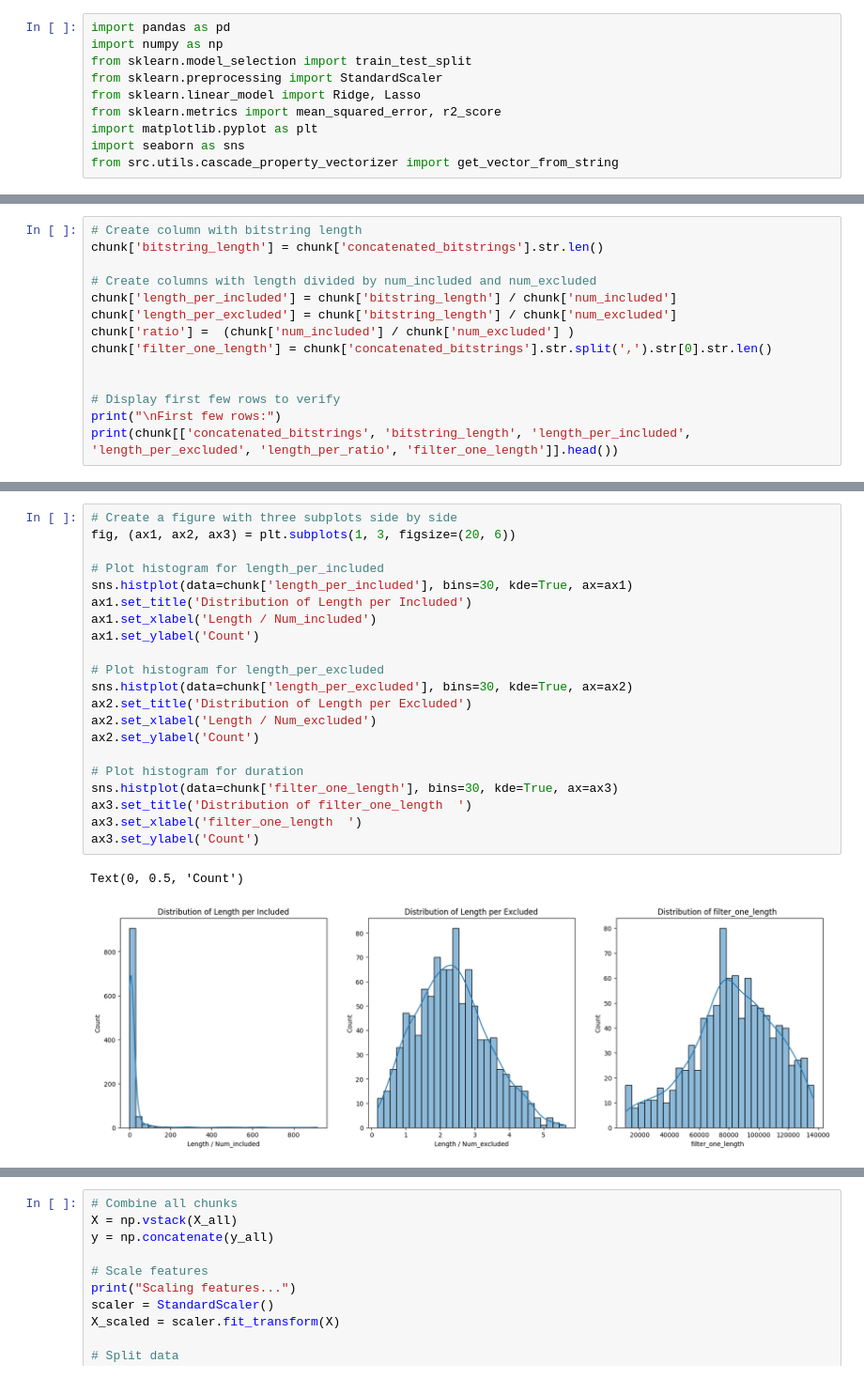
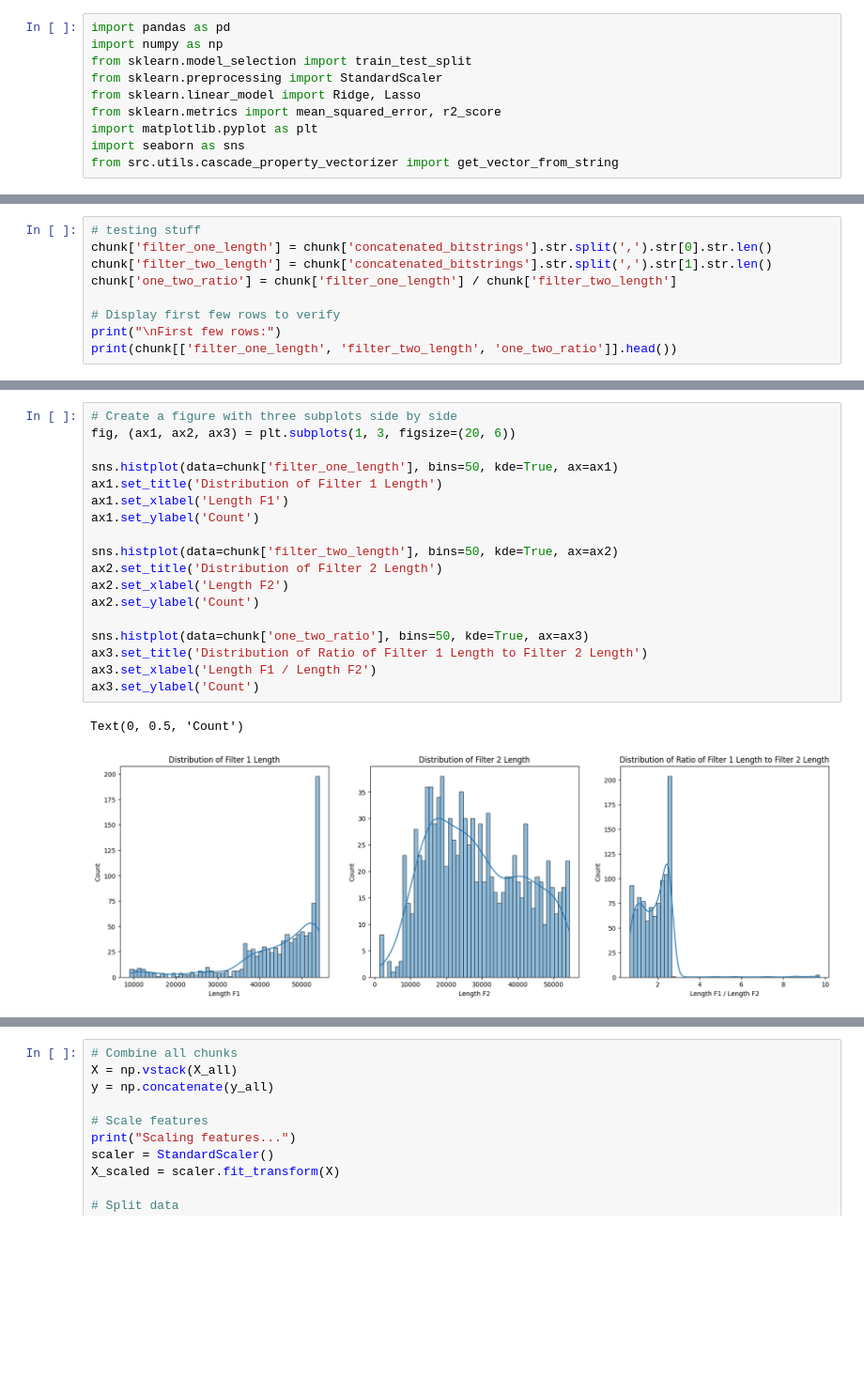
Before and after one commit to flhps/crset-empirical-experiments, a Jupyter notebook: ml_regression_analysis_unpadded_revoked.ipynb, the cells around one changed output, grey strips where cells are left out. Shown at 94% size. Cells and saved outputs as stored; diff of their text form; blank space fills up the shorter version.

```diff
--- a/ml_regression_analysis_unpadded_revoked.ipynb
+++ b/ml_regression_analysis_unpadded_revoked.ipynb
@@ -50,14 +51,0 @@ chunk.head()
-# %%
-# Create column with bitstring length
-chunk['bitstring_length'] = chunk['concatenated_bitstrings'].str.len()
-
-# Create columns with length divided by num_included and num_excluded
-chunk['length_per_included'] = chunk['bitstring_length'] / chunk['num_included']
-chunk['length_per_excluded'] = chunk['bitstring_length'] / chunk['num_excluded']
-chunk['ratio'] =  (chunk['num_included'] / chunk['num_excluded'] )
-chunk['filter_one_length'] = chunk['concatenated_bitstrings'].str.split(',').str[0].str.len()
-
-
-# Display first few rows to verify
-print("\nFirst few rows:")
-print(chunk[['concatenated_bitstrings', 'bitstring_length', 'length_per_included', 'length_per_excluded', 'length_per_ratio', 'filter_one_length']].head())
@@ -66,0 +52,9 @@ KeyError: "['length_per_ratio'] not in index"
+# %%
+# testing stuff
+chunk['filter_one_length'] = chunk['concatenated_bitstrings'].str.split(',').str[0].str.len()
+chunk['filter_two_length'] = chunk['concatenated_bitstrings'].str.split(',').str[1].str.len()
+chunk['one_two_ratio'] = chunk['filter_one_length'] / chunk['filter_two_length']
+
+# Display first few rows to verify
+print("\nFirst few rows:")
+print(chunk[['filter_one_length', 'filter_two_length', 'one_two_ratio']].head())
@@ -76,24 +78,21 @@ chunk.head()
 # %%
 # Create a figure with three subplots side by side
 fig, (ax1, ax2, ax3) = plt.subplots(1, 3, figsize=(20, 6))
 
-# Plot histogram for length_per_included
-sns.histplot(data=chunk['length_per_included'], bins=30, kde=True, ax=ax1)
-ax1.set_title('Distribution of Length per Included')
-ax1.set_xlabel('Length / Num_included')
+sns.histplot(data=chunk['filter_one_length'], bins=50, kde=True, ax=ax1)
+ax1.set_title('Distribution of Filter 1 Length')
+ax1.set_xlabel('Length F1')
 ax1.set_ylabel('Count')
 
-# Plot histogram for length_per_excluded
-sns.histplot(data=chunk['length_per_excluded'], bins=30, kde=True, ax=ax2)
-ax2.set_title('Distribution of Length per Excluded')
-ax2.set_xlabel('Length / Num_excluded')
+sns.histplot(data=chunk['filter_two_length'], bins=50, kde=True, ax=ax2)
+ax2.set_title('Distribution of Filter 2 Length')
+ax2.set_xlabel('Length F2')
 ax2.set_ylabel('Count')
 
-# Plot histogram for duration
-sns.histplot(data=chunk['filter_one_length'], bins=30, kde=True, ax=ax3)
-ax3.set_title('Distribution of filter_one_length  ')
-ax3.set_xlabel('filter_one_length  ')
+sns.histplot(data=chunk['one_two_ratio'], bins=50, kde=True, ax=ax3)
+ax3.set_title('Distribution of Ratio of Filter 1 Length to Filter 2 Length')
+ax3.set_xlabel('Length F1 / Length F2')
 ax3.set_ylabel('Count')
 # %% [output]
 Text(0, 0.5, 'Count')
-[figure, old version]
+[figure, new version]
```
Also changed, not shown: parts of 13 cells of this notebook, 2 other files.
